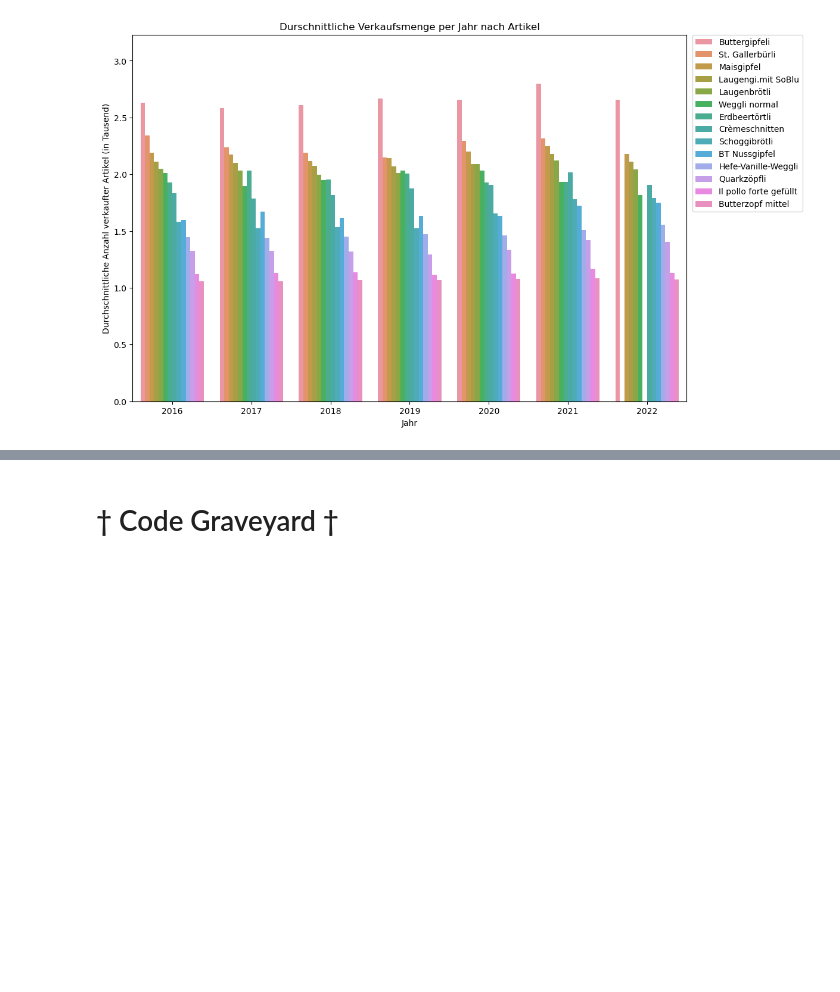
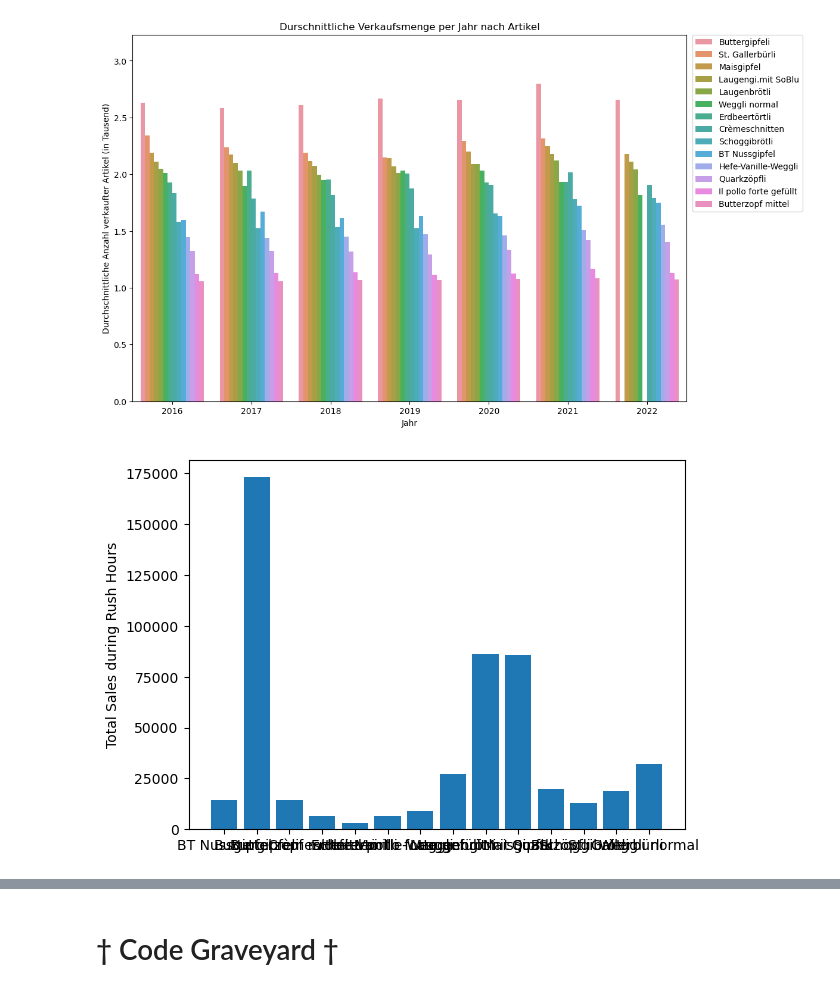
Before and after one commit to mrtz-wssl/KI_in_KMU, a Jupyter notebook: KI_in_KMU_Main.ipynb, the cells around one changed output, grey strips where cells are left out. Cells and saved outputs as stored; diff of their text form; code cells hidden in the pictures; blank space fills up the shorter version.

```diff
--- a/KI_in_KMU_Main.ipynb
+++ b/KI_in_KMU_Main.ipynb
@@ -827,3 +827,21 @@ Number of Buttergipfeli orders on 12.04.2021: 85.0
 Total amount of Buttergipfeli sold on 12.04.2021: 170.0
 [figure]
 [figure]
+# %%
+# Uhrzeit in Stringformat umwandeln
+data['Uhrzeit'] = data['Uhrzeit'].astype(str)
+
+# Datenset nach Stosszeiten filtern
+
+rush_hour_data = data[(data['Uhrzeit'] >= '07:00:00') & (data['Uhrzeit'] <= '09:00:00')]
+
+# Daten nach Artikel gruppieren und Summe der Menge berechnen
+sales_by_product = rush_hour_data.groupby('Artikel')['Menge'].sum()
+
+# Bar plot  erstellen
+plt.bar(np.arange(len(sales_by_product)), sales_by_product.values)
+plt.xticks(np.arange(len(sales_by_product)), sales_by_product.index)
+plt.ylabel('Total Sales during Rush Hours')
+plt.show()
+# %% [output]
+[figure, added]
```
Also changed, not shown: parts of 1 cell of this notebook.
